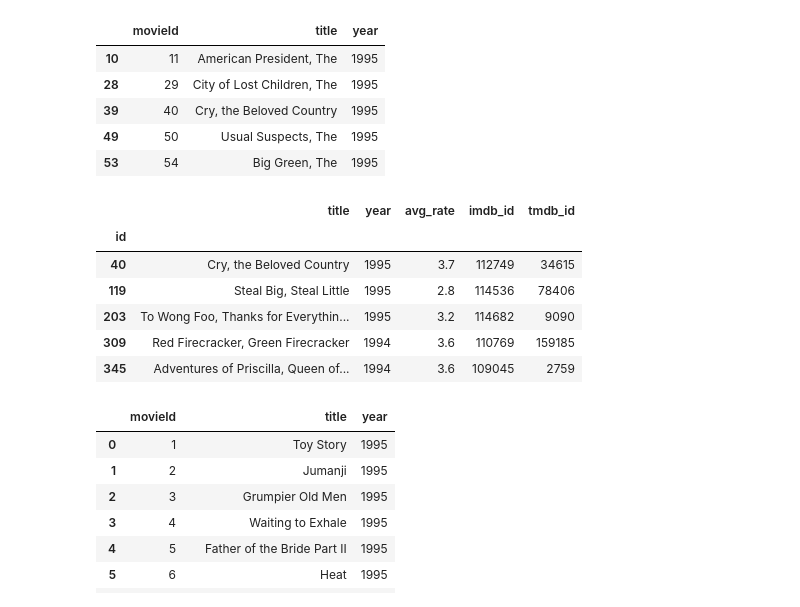
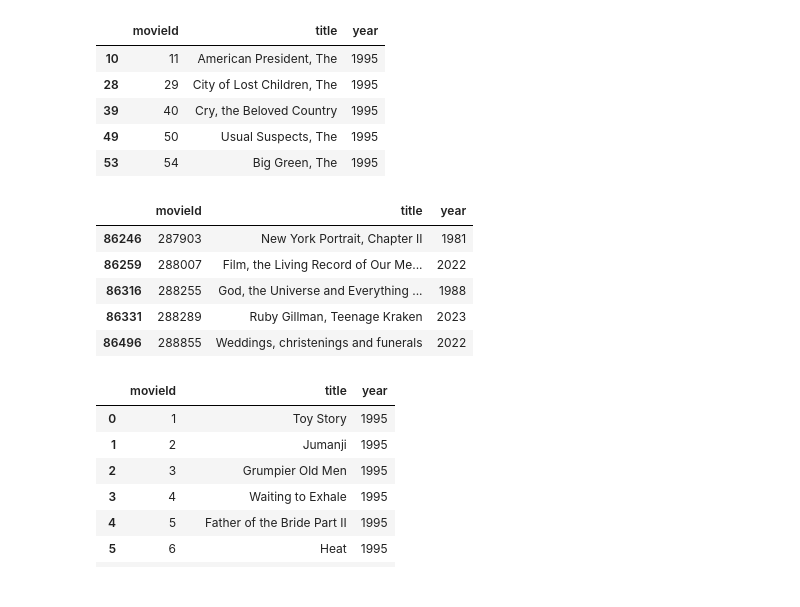
Before and after one commit to NomNomNavigator/PrismDeckData, a Jupyter notebook: notebooks/Movie.ipynb, the cells around one changed output. Saved outputs shown, nothing was run; the diff lists cells and outputs as text; code cells hidden in the pictures.

```diff
--- a/notebooks/Movie.ipynb
+++ b/notebooks/Movie.ipynb
@@ -65,11 +65,13 @@ def move_articles(title):
     articles = ['The', 'An', 'A', 'Les', 'L\'', 'Das', 'Le', 'El', 'La', 'Da']
     part = title.split(', ')
 
-    # If there is more than one part, i.e., title longer than one word
+    # If there is more than one part, i.e., title was split by a comma
     if len(part) > 1:
+        # Get the first word of the second part
         first_word = part[1].split(' ')[0]
         if first_word in articles:
-            return f'{first_word} {words[0]}'
+            return f'{first_word} {part[0]}'
+
     return title
 # %%
 # Apply to the 'title' column
@@ -80,15 +82,14 @@ df_movies.loc[:, 'title'] = df_movies['title'].apply(move_articles)
 # Examine the remaining movies with commas
 df_commas = df_movies[df_movies['title'].str.contains(',')]
 # %%
-df_commas.head()
+df_commas.tail()
 # %% [output]
-|  | title | year | avg_rate | imdb_id | tmdb_id |
-| id |  |  |  |  |  |
-| 40 | Cry, the Beloved Country | 1995 | 3.7 | 112749 | 34615 |
-| 119 | Steal Big, Steal Little | 1995 | 2.8 | 114536 | 78406 |
-| 203 | To Wong Foo, Thanks for Everythin... | 1995 | 3.2 | 114682 | 9090 |
-| 309 | Red Firecracker, Green Firecracker | 1994 | 3.6 | 110769 | 159185 |
-| 345 | Adventures of Priscilla, Queen of... | 1994 | 3.6 | 109045 | 2759 |
+|  | movieId | title | year |
+| 86246 | 287903 | New York Portrait, Chapter II | 1981 |
+| 86259 | 288007 | Film, the Living Record of Our Me... | 2022 |
+| 86316 | 288255 | God, the Universe and Everything ... | 1988 |
+| 86331 | 288289 | Ruby Gillman, Teenage Kraken | 2023 |
+| 86496 | 288855 | Weddings, christenings and funerals | 2022 |
 # %%
 df_movies.head(15)
 # %% [output]
```
Also changed, not shown: parts of 19 cells of this notebook, 1 other file.
